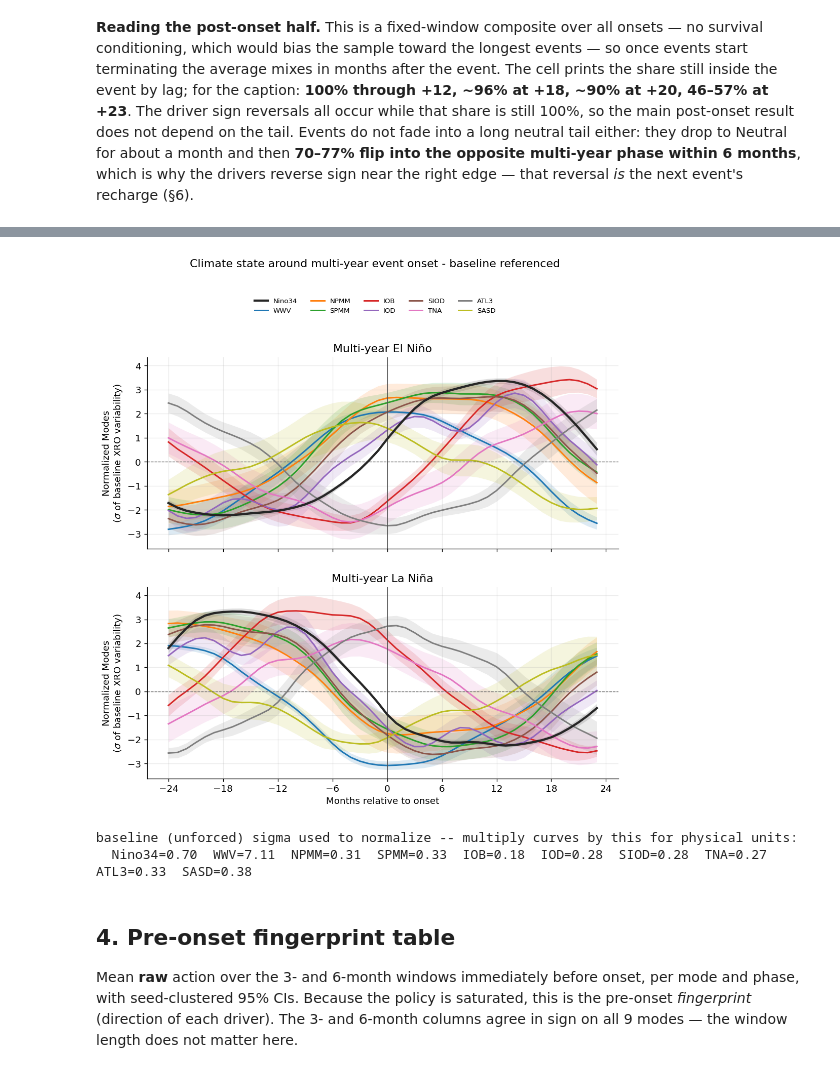
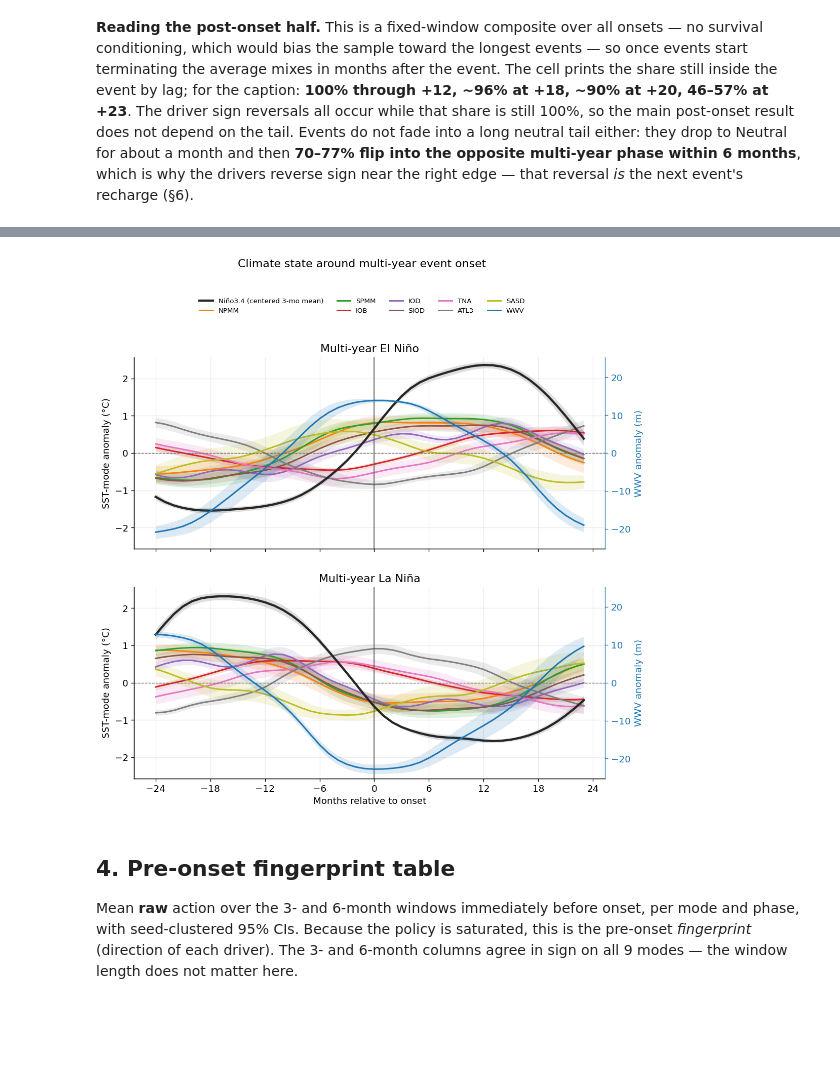
Before and after one commit to ayman-tech/enso-rl, a Jupyter notebook: notebooks/precursor_analysis.ipynb, the cells around one changed output, grey strips where cells are left out. Saved outputs shown, nothing was run; the diff lists cells and outputs as text; code cells hidden in the pictures; blank space fills up the shorter version.

Commit message:
centered smoothing

```diff
--- a/notebooks/precursor_analysis.ipynb
+++ b/notebooks/precursor_analysis.ipynb
@@ -312,55 +260,57 @@ the *variance* (ENSO phase locking) and is deliberately left in.
 # %%
 vnames = list(d["var_names"])                            # Nino34 + the 9 XRO modes
 V = len(vnames)
 
-# States are referenced to the BASELINE: the same XRO model, same rollout seeds, no
-# agent. Zero = "what the uncontrolled model does", and the unit is one sigma of
-# UNFORCED MODEL variability -- not observed variability (the model under-disperses
-# vs ORAS5 by ~25%, IOD by 41%; see the check in section 7).
-#
-# Normalising by the agent's own spread instead would measure the agent against itself
-# and roughly halve the apparent effect (agent sigma is 1.8-2.7x baseline).
-#
-# No de-seasonalizing: the XRO variables are already anomaly indices, so their seasonal
-# cycle in the MEAN is only 2-6% of sigma. The seasonality that is real here lives in
-# the VARIANCE (baseline Nino34 spread 0.61 in Apr vs 0.81 in Nov-Dec) -- that is ENSO
-# phase locking, and it is deliberately left in.
-obs  = d["agent_obs"].astype(np.float64)                 # [S,R,T,10] physical units
-base = d["base_obs"].astype(np.float64)                  # paired no-agent control
-bmu  = base[:, :, spin:].mean(axis=(0, 1, 2))            # [10] unforced mean
-bsig = base[:, :, spin:].std(axis=(0, 1, 2))             # [10] unforced sigma
-vanom = (obs - bmu) / bsig                               # -> sigma of unforced variability
+# Plot physical-unit states: monthly values for the coupled modes and the
+# centered three-month Niño3.4 mean used to define event onset. SST indices use
+# degrees Celsius (left axis); the WWV proxy uses metres (right axis).
+obs = d["agent_obs"].astype(np.float64).copy()
+obs[..., vnames.index("Nino34")] = d["agent_nino34_oni"]
 
 VAR_COLORS = {**MODE_COLORS, "Nino34": "0.15"}           # modes keep their driver-plot color
 
-sprof = {p: leadtime_profile(events[p], vanom) for p in CODES}
+sprof = {p: leadtime_profile(events[p], obs) for p in CODES}
 
+state_wwv_idx = vnames.index("WWV")
+state_sst_idx = [i for i, nm in enumerate(vnames) if nm != "WWV"]
+# Use identical limits across phases and symmetric axes so both zeros align.
+state_sst_lim = 1.05 * max(np.max(np.abs(m[:, state_sst_idx]) + c[:, state_sst_idx])
+                         for m, c in sprof.values())
+state_wwv_lim = 1.05 * max(np.max(np.abs(m[:, state_wwv_idx]) + c[:, state_wwv_idx])
+                         for m, c in sprof.values())
 fig, axes = plt.subplots(2, 1, figsize=(10, 9), sharex=True, sharey=True)
+state_right_axes = []
 for ax, p in zip(axes, CODES):
     mean, ci = sprof[p]
+    ax2 = ax.twinx()
+    ax2.grid(False)
+    ax2.spines["right"].set_visible(True)
+    state_right_axes.append(ax2)
     for vi, nm in enumerate(vnames):
         top = nm == "Nino34"
-        ax.plot(lags, mean[:, vi], color=VAR_COLORS[nm], lw=2.6 if top else 1.8,
-                zorder=3 if top else 2, label=nm)
-        ax.fill_between(lags, mean[:, vi] - ci[:, vi], mean[:, vi] + ci[:, vi],
+        target = ax2 if nm == "WWV" else ax
+        target.plot(lags, mean[:, vi], color=VAR_COLORS[nm], lw=2.6 if top else 1.8,
+                zorder=3 if top else 2,
+                label="Niño3.4 (centered 3-mo mean)" if top else nm)
+        target.fill_between(lags, mean[:, vi] - ci[:, vi], mean[:, vi] + ci[:, vi],
                         color=VAR_COLORS[nm], alpha=0.15, lw=0)
     ax.axhline(0, color="0.4", lw=0.8, ls="--")
     mark_lifecycle(ax, p)
     ax.set_title(PHASE_LABELS[p])
-    ax.set_ylabel("Normalized Modes\n($\\sigma$ of baseline XRO variability)")
+    ax.set_ylabel("SST-mode anomaly (°C)")
+    ax.set_ylim(-state_sst_lim, state_sst_lim)
+    ax2.set_ylim(-state_wwv_lim, state_wwv_lim)
+    ax2.set_ylabel("WWV anomaly (m)", color=VAR_COLORS["WWV"])
+    ax2.tick_params(axis="y", colors=VAR_COLORS["WWV"])
+    ax2.spines["right"].set_color(VAR_COLORS["WWV"])
 axes[-1].set_xlabel("Months relative to onset")
-lifecycle_legend(fig, axes[0], 5)
-fig.suptitle("Climate state around multi-year event onset - baseline referenced", y=1.06)
+lifecycle_legend(fig, axes[0], 5, extra_ax=state_right_axes[0])
+fig.suptitle("Climate state around multi-year event onset", y=1.06)
 save_fig(fig, OUTDIR / "07c_precursor_leadtime_state.png")
 save_fig(fig, FIGS / "state_lifecycle.png")   # paper figure
 plt.show()
-
-print("baseline (unforced) sigma used to normalize -- multiply curves by this for physical units:")
-print("  " + "  ".join(f"{nm}={bsig[i]:.2f}" for i, nm in enumerate(vnames)))
 # %% [output]
-[figure, old version]
+[figure, new version]
-baseline (unforced) sigma used to normalize -- multiply curves by this for physical units:
-  Nino34=0.70  WWV=7.11  NPMM=0.31  SPMM=0.33  IOB=0.18  IOD=0.28  SIOD=0.28  TNA=0.27  ATL3=0.33  SASD=0.38
 # %% [markdown]
 ## 4. Pre-onset fingerprint table
 
```
Also changed, not shown: parts of 7 cells of this notebook, 17 other files.
